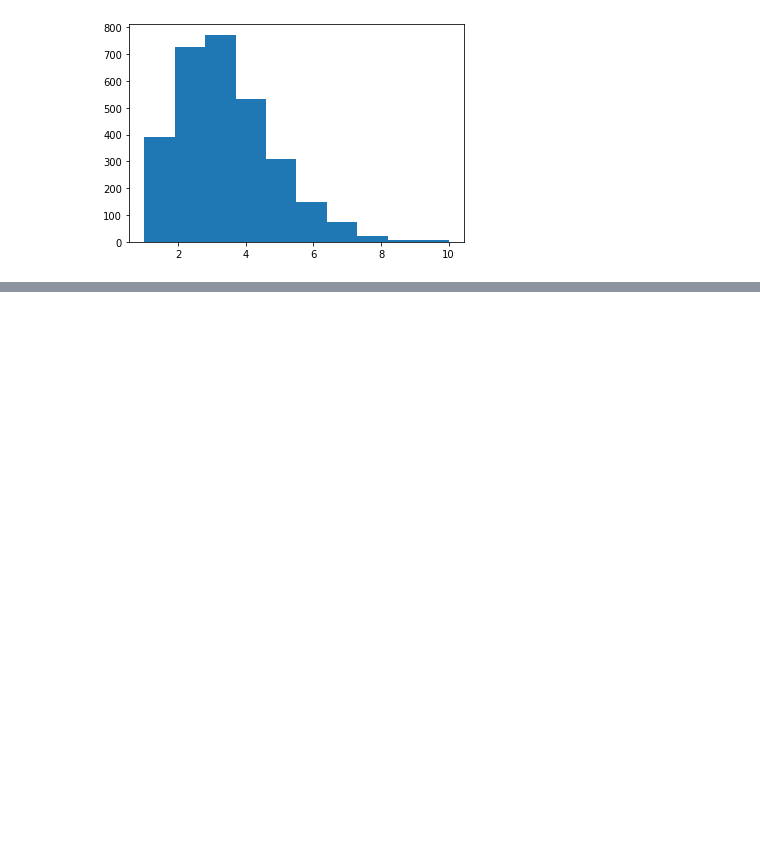
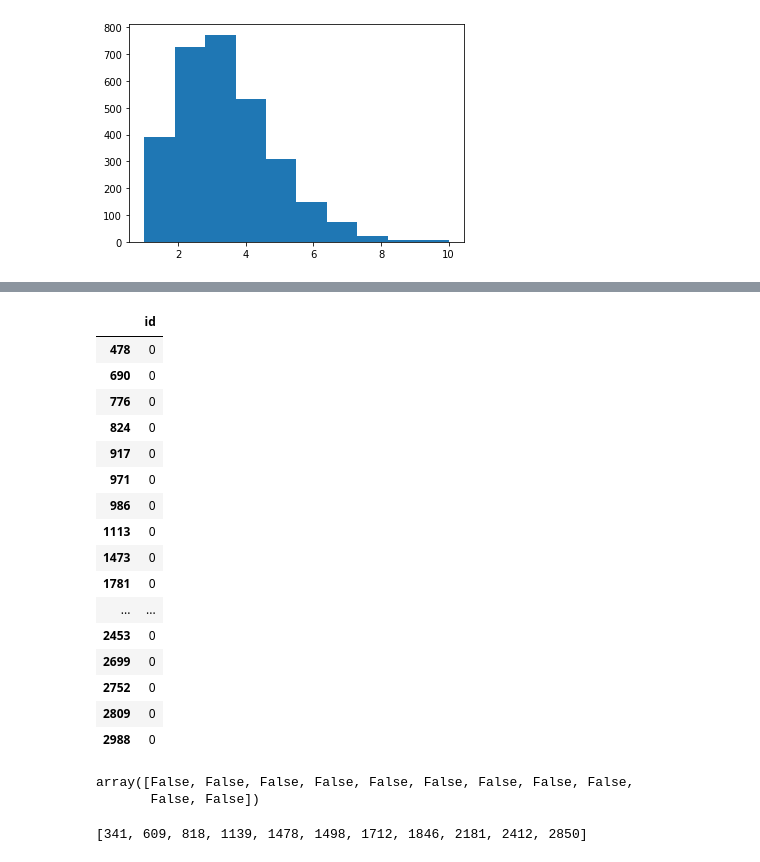
Before and after one commit to timcolussi/boardgame_rec_capstone, a Jupyter notebook: boardgame_rec_app.ipynb, the cells around one changed output, grey strips where cells are left out. Saved outputs shown, nothing was run; the diff lists cells and outputs as text; code cells hidden in the pictures; blank space fills up the shorter version.

```diff
--- a/boardgame_rec_app.ipynb
+++ b/boardgame_rec_app.ipynb
@@ -1519,0 +1608,29 @@ plt.hist(cat_gid_count.gameid, bins = 10)
+# %%
+mech_check = pd.DataFrame(df_games.id.isin(mech.gameid).astype(int))
+# %%
+no_mech = mech_check.loc[mech_check['id'] == 0]
+# %%
+no_mech
+# %% [output]
+|  | id |
+| 478 | 0 |
+| 690 | 0 |
+| 776 | 0 |
+| 824 | 0 |
+| 917 | 0 |
+| 971 | 0 |
+| 986 | 0 |
+| 1113 | 0 |
+| 1473 | 0 |
+| 1781 | 0 |
+| ... | ... |
+| 2453 | 0 |
+| 2699 | 0 |
+| 2752 | 0 |
+| 2809 | 0 |
+| 2988 | 0 |
+# %%
+no_cat.index.isin(no_mech.index)
+# %% [output]
+array([False, False, False, False, False, False, False, False, False,
+       False, False])
@@ -1519,0 +1639,4 @@ plt.hist(cat_gid_count.gameid, bins = 10)
+# %%
+missing_cat
+# %% [output]
+[341, 609, 818, 1139, 1478, 1498, 1712, 1846, 2181, 2412, 2850]
```
Also changed, not shown: parts of 24 cells of this notebook, 1 other file.
